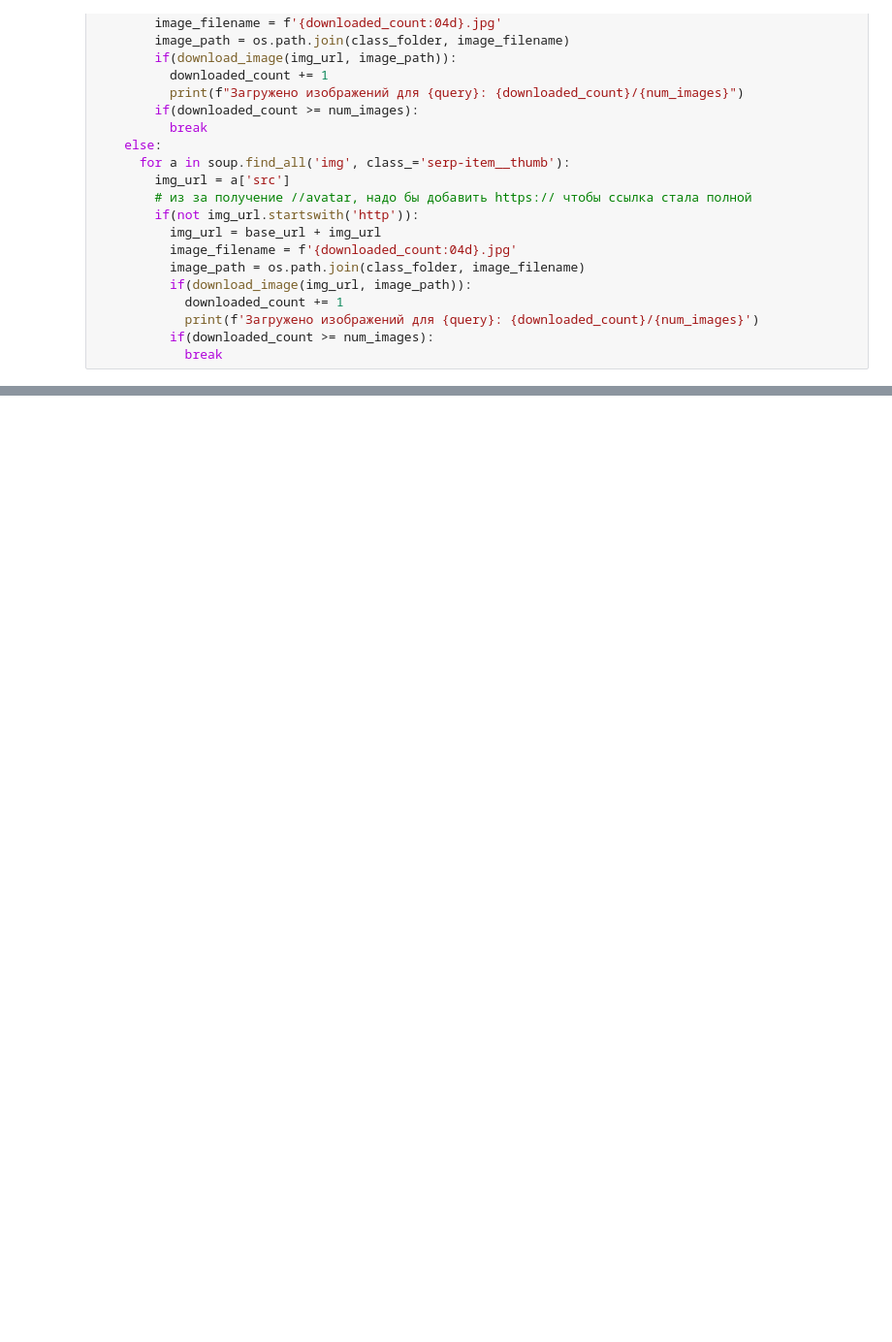
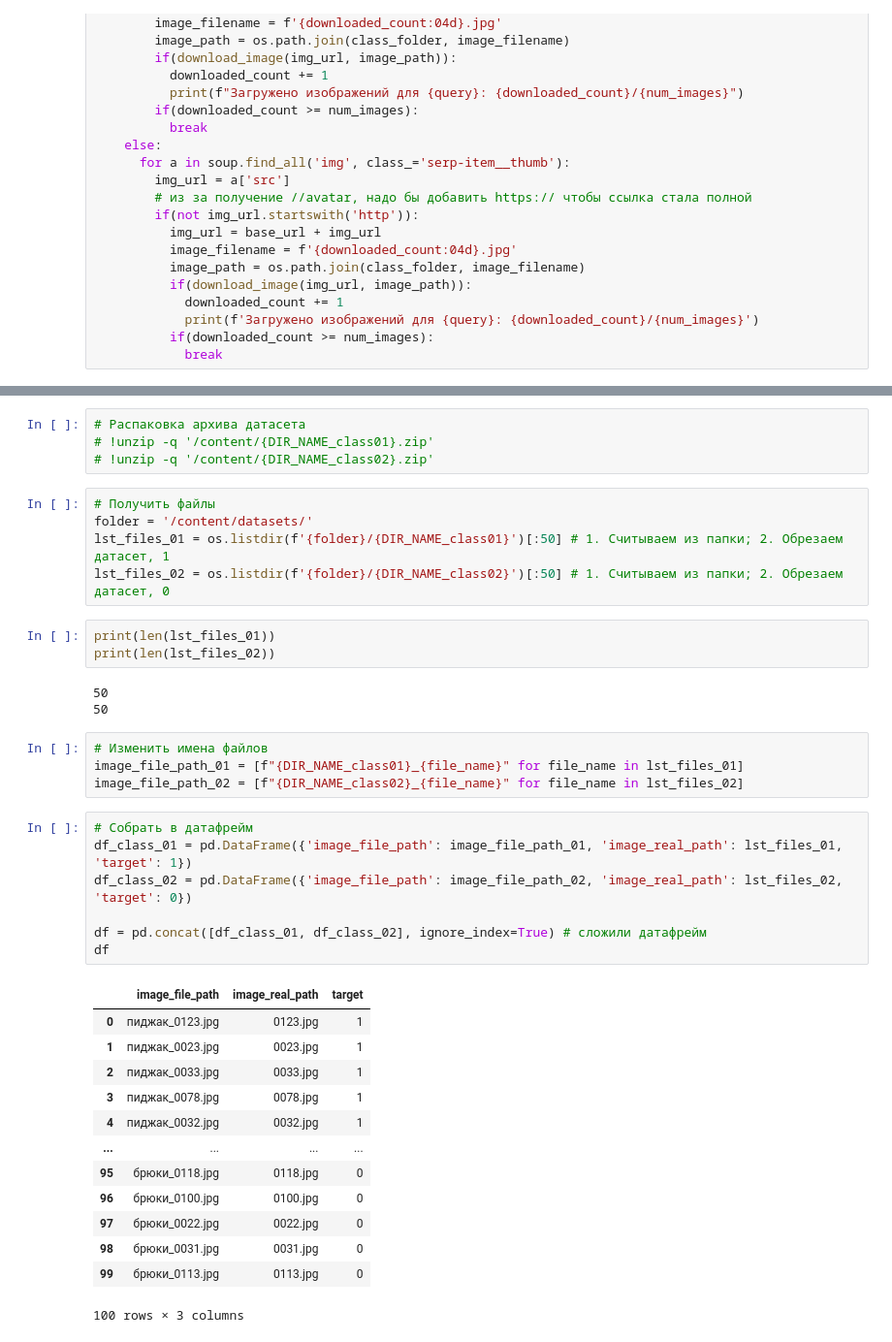
Before and after one commit to SotGE/innopolis2023, a Jupyter notebook: lesson14/lesson14.ipynb, the cells around one changed output, grey strips where cells are left out. Shown at 97% size. Cells and saved outputs as stored; diff of their text form; blank space fills up the shorter version.

```diff
--- a/lesson14/lesson14.ipynb
+++ b/lesson14/lesson14.ipynb
@@ -167,0 +246,40 @@ download_images(DIR_NAME_class02, num_images=200, mini_images=True)
+# %%
+# Распаковка архива датасета
+# !unzip -q '/content/{DIR_NAME_class01}.zip'
+# !unzip -q '/content/{DIR_NAME_class02}.zip'
+# %%
+# Получить файлы
+folder = '/content/datasets/'
+lst_files_01 = os.listdir(f'{folder}/{DIR_NAME_class01}')[:50] # 1. Считываем из папки; 2. Обрезаем датасет, 1
+lst_files_02 = os.listdir(f'{folder}/{DIR_NAME_class02}')[:50] # 1. Считываем из папки; 2. Обрезаем датасет, 0
+# %%
+print(len(lst_files_01))
+print(len(lst_files_02))
+# %% [output]
+50
+50
+# %%
+# Изменить имена файлов
+image_file_path_01 = [f"{DIR_NAME_class01}_{file_name}" for file_name in lst_files_01]
+image_file_path_02 = [f"{DIR_NAME_class02}_{file_name}" for file_name in lst_files_02]
+# %%
+# Собрать в датафрейм
+df_class_01 = pd.DataFrame({'image_file_path': image_file_path_01, 'image_real_path': lst_files_01, 'target': 1})
+df_class_02 = pd.DataFrame({'image_file_path': image_file_path_02, 'image_real_path': lst_files_02, 'target': 0})
+
+df = pd.concat([df_class_01, df_class_02], ignore_index=True) # сложили датафрейм
+df
+# %% [output]
+|  | image_file_path | image_real_path | target |
+| 0 | пиджак_0123.jpg | 0123.jpg | 1 |
+| 1 | пиджак_0023.jpg | 0023.jpg | 1 |
+| 2 | пиджак_0033.jpg | 0033.jpg | 1 |
+| 3 | пиджак_0078.jpg | 0078.jpg | 1 |
+| 4 | пиджак_0032.jpg | 0032.jpg | 1 |
+| ... | ... | ... | ... |
+| 95 | брюки_0118.jpg | 0118.jpg | 0 |
+| 96 | брюки_0100.jpg | 0100.jpg | 0 |
+| 97 | брюки_0022.jpg | 0022.jpg | 0 |
+| 98 | брюки_0031.jpg | 0031.jpg | 0 |
+| 99 | брюки_0113.jpg | 0113.jpg | 0 |
+100 rows × 3 columns
```
Also changed, not shown: parts of 34 cells of this notebook, 1 other file.
